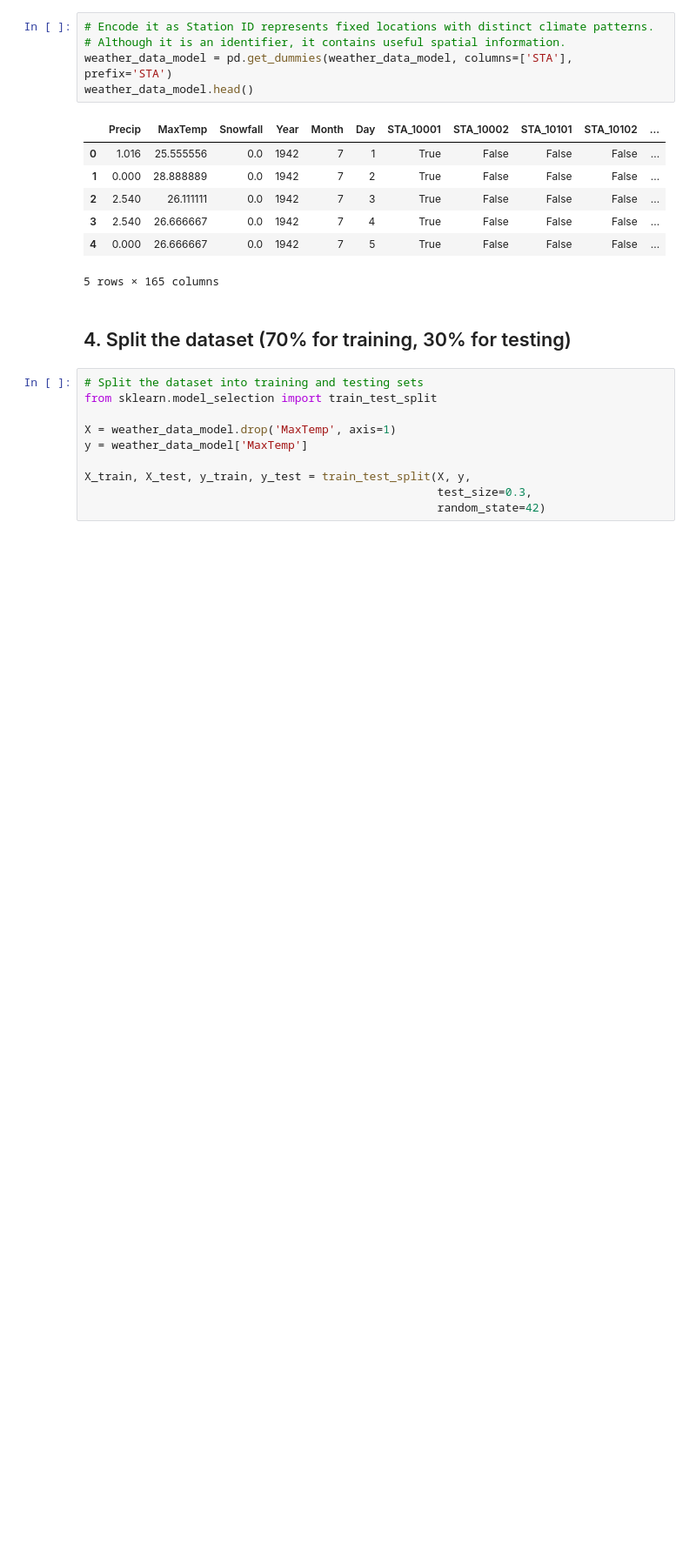
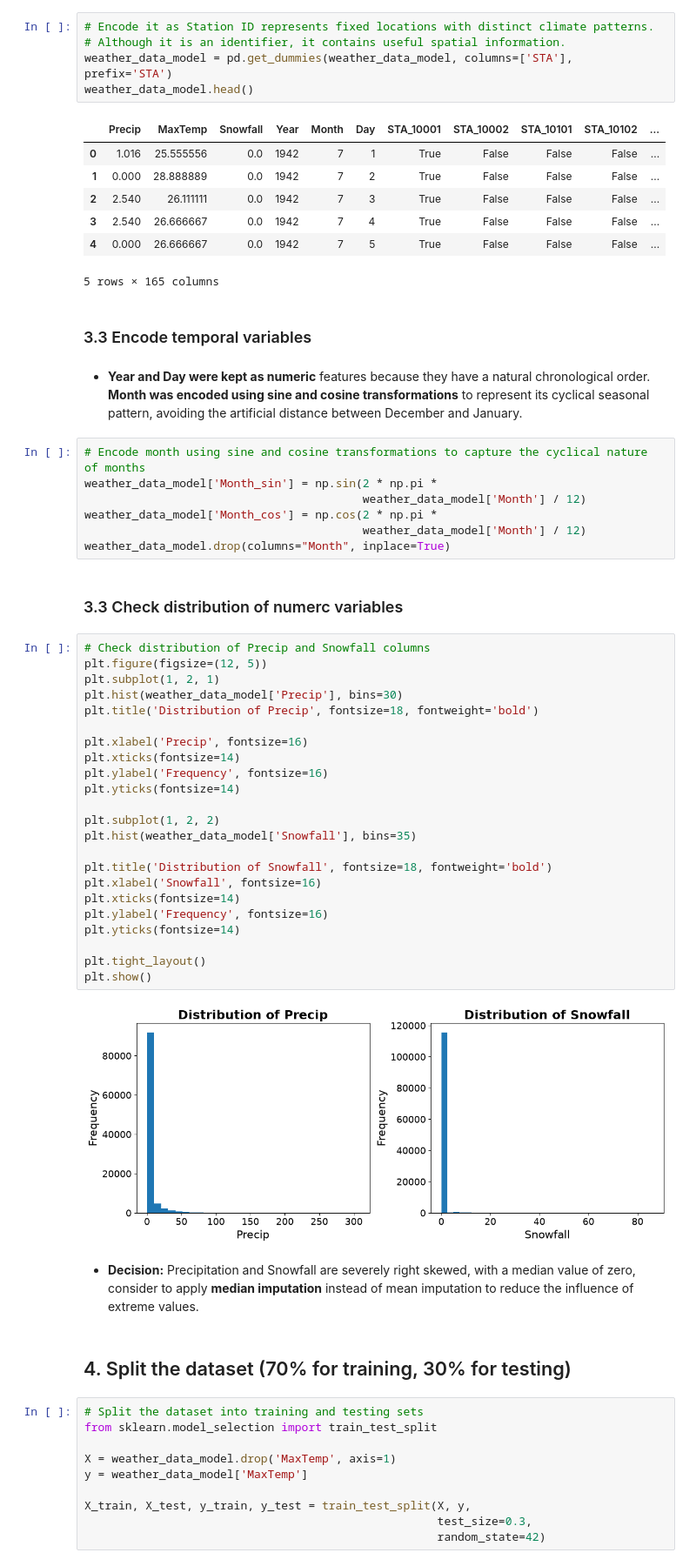
Before and after one commit to Ivy219/2026-Phase-2-Data-Science-IvyTANG, a Jupyter notebook: Part2/part2_submission.ipynb, the cells around one changed output. Shown at 87% size. Drawn from its saved outputs; the diff is of its cells as text; blank space fills up the shorter version.

Commit message:
Finished summary and double checked preprocessing and training/testing data

```diff
--- a/Part2/part2_submission.ipynb
+++ b/Part2/part2_submission.ipynb
@@ -490,6 +476,46 @@ weather_data_model.head()
 | 3 | 2.540 | 26.666667 | 0.0 | 1942 | 7 | 4 | True | False | False | False | ... |
 | 4 | 0.000 | 26.666667 | 0.0 | 1942 | 7 | 5 | True | False | False | False | ... |
 5 rows × 165 columns
+# %% [markdown]
+### 3.3 Encode temporal variables
+# %% [markdown]
+* **Year and Day were kept as numeric** features because they have a natural chronological order. **Month was encoded using sine and cosine transformations** to represent its cyclical seasonal pattern, avoiding the artificial distance between December and January.
+# %%
+# Encode month using sine and cosine transformations to capture the cyclical nature of months
+weather_data_model['Month_sin'] = np.sin(2 * np.pi *
+                                         weather_data_model['Month'] / 12)
+weather_data_model['Month_cos'] = np.cos(2 * np.pi *
+                                         weather_data_model['Month'] / 12)
+weather_data_model.drop(columns="Month", inplace=True)
+# %% [markdown]
+### 3.3 Check distribution of numerc variables
+# %%
+# Check distribution of Precip and Snowfall columns
+plt.figure(figsize=(12, 5))
+plt.subplot(1, 2, 1)
+plt.hist(weather_data_model['Precip'], bins=30)
+plt.title('Distribution of Precip', fontsize=18, fontweight='bold')
+
+plt.xlabel('Precip', fontsize=16)
+plt.xticks(fontsize=14)
+plt.ylabel('Frequency', fontsize=16)
+plt.yticks(fontsize=14)
+
+plt.subplot(1, 2, 2)
+plt.hist(weather_data_model['Snowfall'], bins=35)
+
+plt.title('Distribution of Snowfall', fontsize=18, fontweight='bold')
+plt.xlabel('Snowfall', fontsize=16)
+plt.xticks(fontsize=14)
+plt.ylabel('Frequency', fontsize=16)
+plt.yticks(fontsize=14)
+
+plt.tight_layout()
+plt.show()
+# %% [output]
+[figure, added]
+# %% [markdown]
+* **Decision:** Precipitation and Snowfall are severely right skewed, with a median value of zero, consider to apply **median imputation** instead of mean imputation to reduce the influence of extreme values.
 # %% [markdown]
 ## 4. Split the dataset (70% for training, 30% for testing)
 # %%
```
Also changed, not shown: parts of 40 cells of this notebook.
